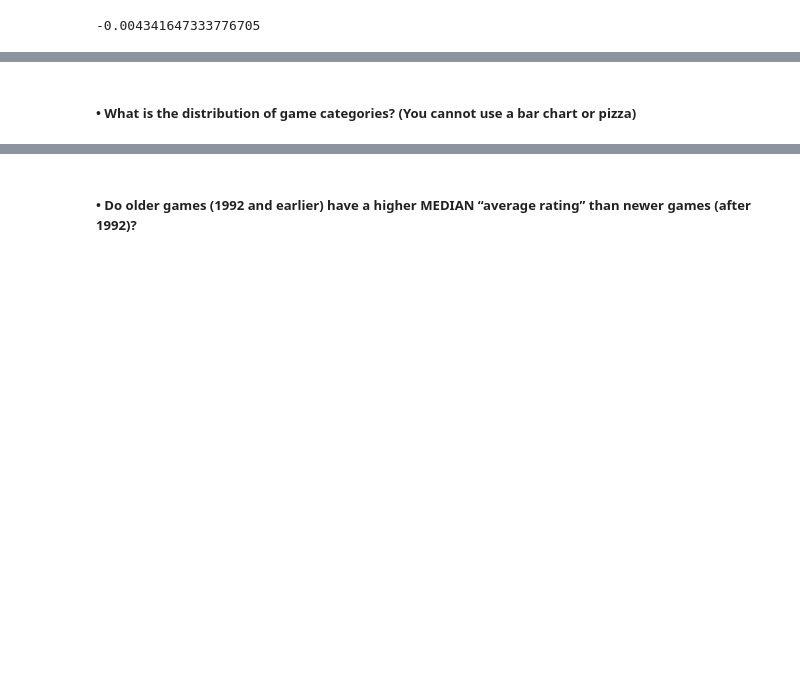
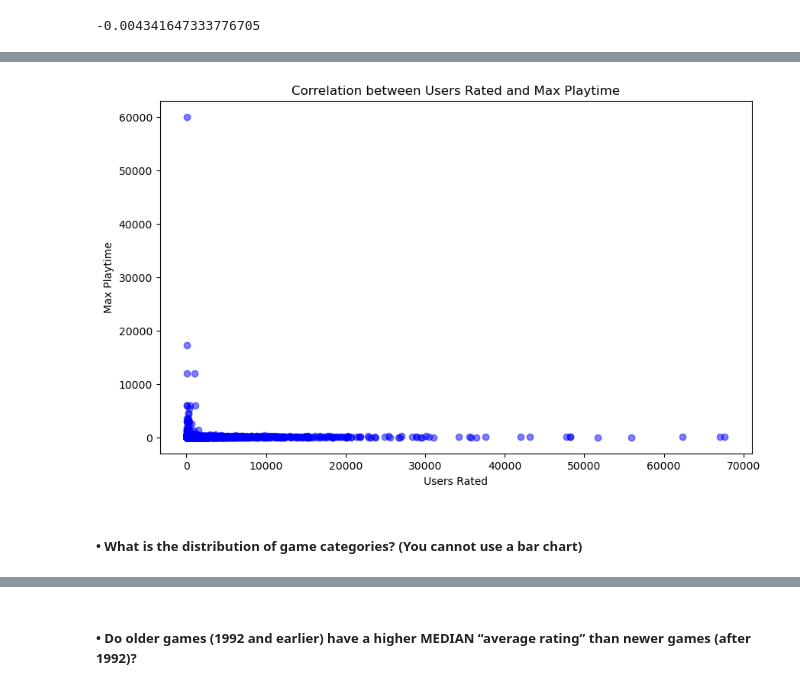
Before and after one commit to Babreucosta/CA1_DataVisTech, a Jupyter notebook: BarbaraAbreuCosta_DVisHDip_CA1.ipynb, the cells around one changed output, grey strips where cells are left out. Drawn from its saved outputs; the diff is of its cells as text; code cells hidden in the pictures; blank space fills up the shorter version.

```diff
--- a/BarbaraAbreuCosta_DVisHDip_CA1.ipynb
+++ b/BarbaraAbreuCosta_DVisHDip_CA1.ipynb
@@ -204,2 +248,18 @@ print(correlation)
+# %%
+import matplotlib.pyplot as plt
+
+# Data
+users_rated = board_games['users_rated']
+max_playtime = board_games['max_playtime']
+
+# Create a scatter plot
+plt.figure(figsize=(10, 6))
+plt.scatter(users_rated, max_playtime, color='blue', alpha=0.5)
+plt.xlabel('Users Rated')
+plt.ylabel('Max Playtime')
+plt.title('Correlation between Users Rated and Max Playtime')
+plt.show()
+# %% [output]
+[figure, added]
 # %% [markdown]
-#####  •  What is the distribution of game categories? (You cannot use a bar chart or pizza)
+#####  •  What is the distribution of game categories? (You cannot use a bar chart)
```
Also changed, not shown: parts of 20 cells of this notebook.
